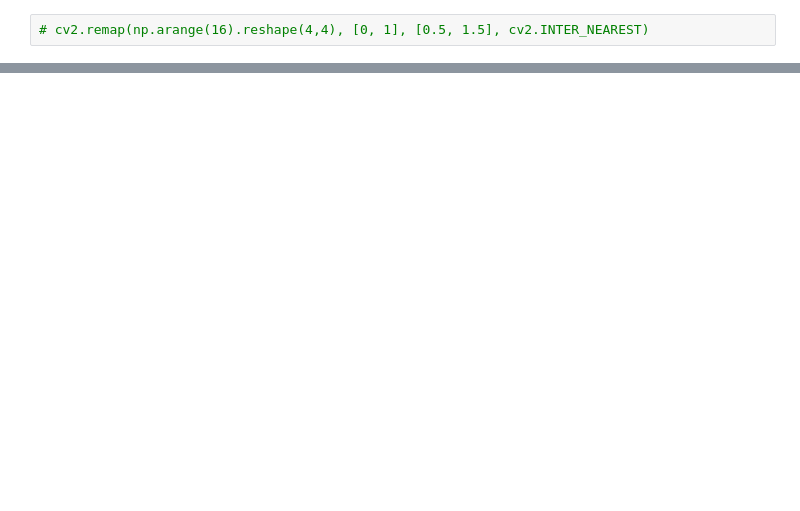
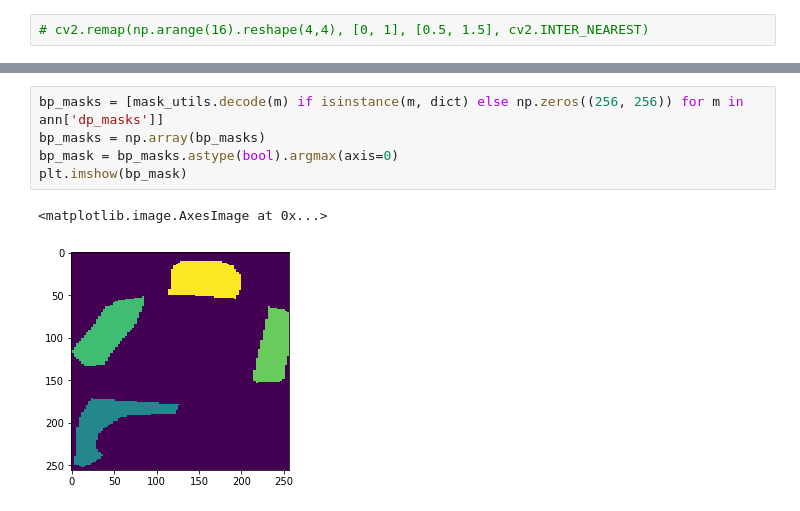
Before and after one commit to universome/human-pose, a Jupyter notebook: notebooks/test_targets.ipynb, the cells around one changed output, grey strips where cells are left out. Cells and saved outputs as stored; diff of their text form; blank space fills up the shorter version.

```diff
--- a/notebooks/test_targets.ipynb
+++ b/notebooks/test_targets.ipynb
@@ -123 +266,9 @@ reload(src.structures.bbox)
+# %%
+bp_masks = [mask_utils.decode(m) if isinstance(m, dict) else np.zeros((256, 256)) for m in ann['dp_masks']]
+bp_masks = np.array(bp_masks)
+bp_mask = bp_masks.astype(bool).argmax(axis=0)
+plt.imshow(bp_mask)
+# %% [output]
+<matplotlib.image.AxesImage at 0x...>
+[figure, added]
 # %%
```
Also changed, not shown: parts of 25 cells of this notebook, 3 other files.
